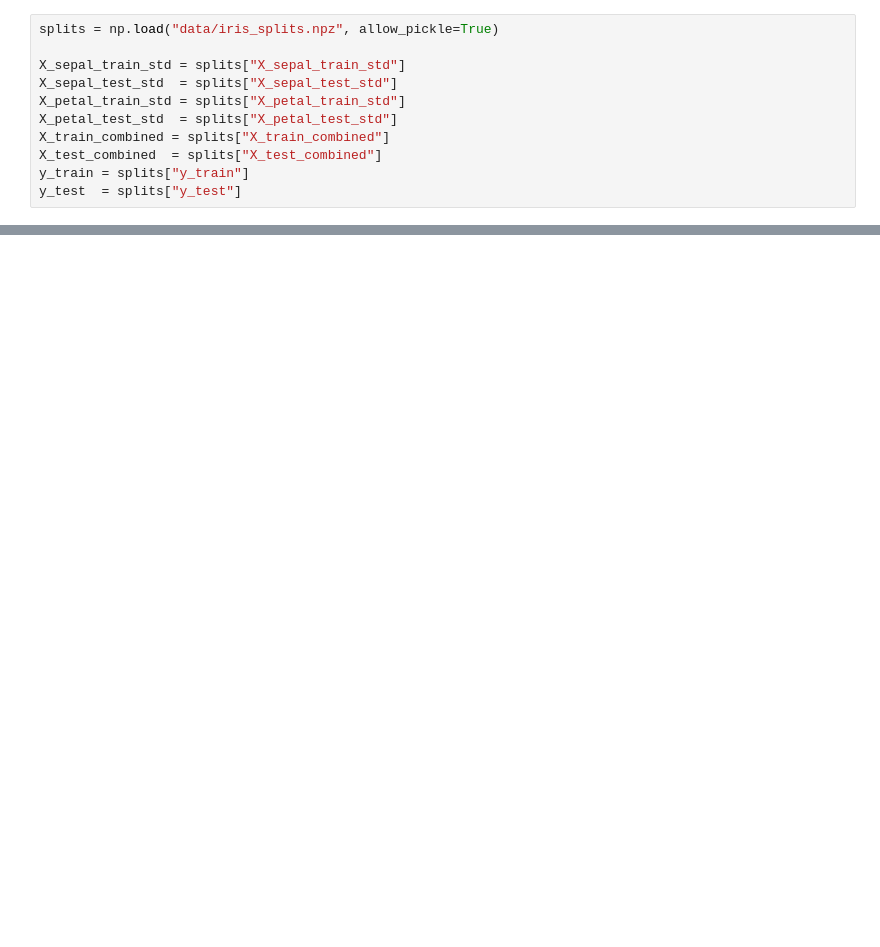
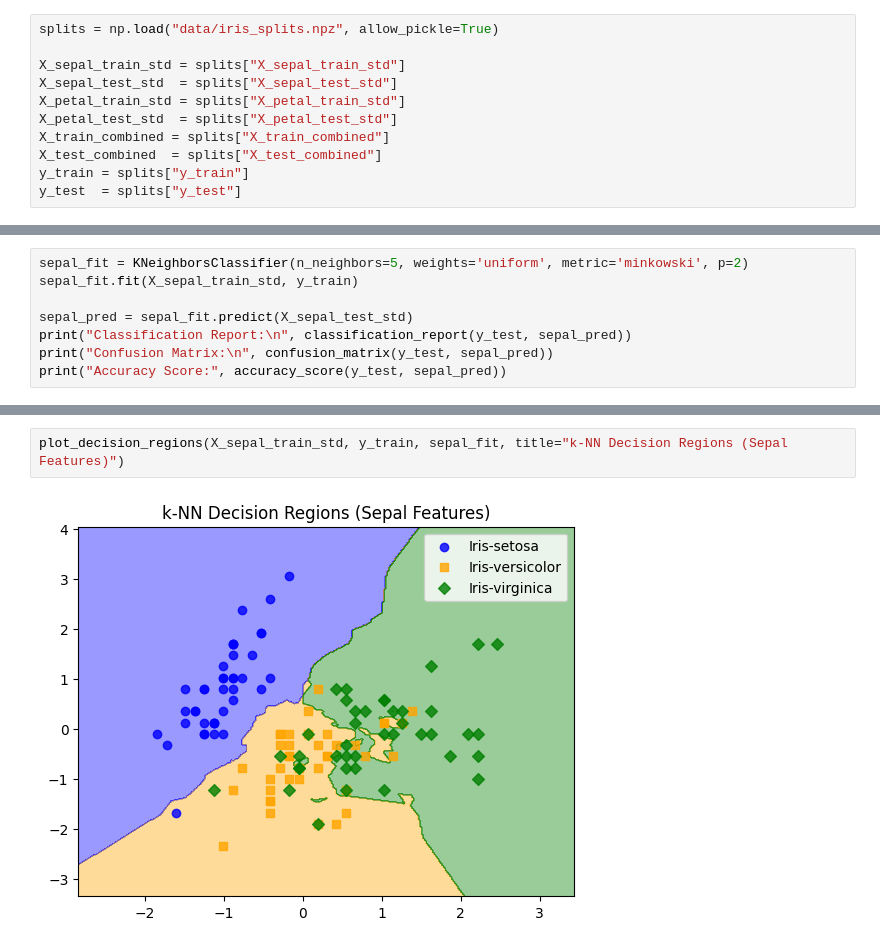
Before and after one commit to Lovjoy/Iris-EDA-and-Machine-Learning, a Jupyter notebook: 05_k_nearest_neighbor.ipynb, the cells around one changed output, grey strips where cells are left out. Saved outputs shown, nothing was run; the diff lists cells and outputs as text; blank space fills up the shorter version.

```diff
--- a/05_k_nearest_neighbor.ipynb
+++ b/05_k_nearest_neighbor.ipynb
@@ -60,0 +174,8 @@ y_test  = splits["y_test"]
+# %%
+sepal_fit = KNeighborsClassifier(n_neighbors=5, weights='uniform', metric='minkowski', p=2)
+sepal_fit.fit(X_sepal_train_std, y_train)
+
+sepal_pred = sepal_fit.predict(X_sepal_test_std)
+print("Classification Report:\n", classification_report(y_test, sepal_pred))
+print("Confusion Matrix:\n", confusion_matrix(y_test, sepal_pred))
+print("Accuracy Score:", accuracy_score(y_test, sepal_pred))
@@ -60,0 +199,4 @@ y_test  = splits["y_test"]
+# %%
+plot_decision_regions(X_sepal_train_std, y_train, sepal_fit, title="k-NN Decision Regions (Sepal Features)")
+# %% [output]
+[figure, added]
```
Also changed, not shown: parts of 12 cells of this notebook, 1 other file.
